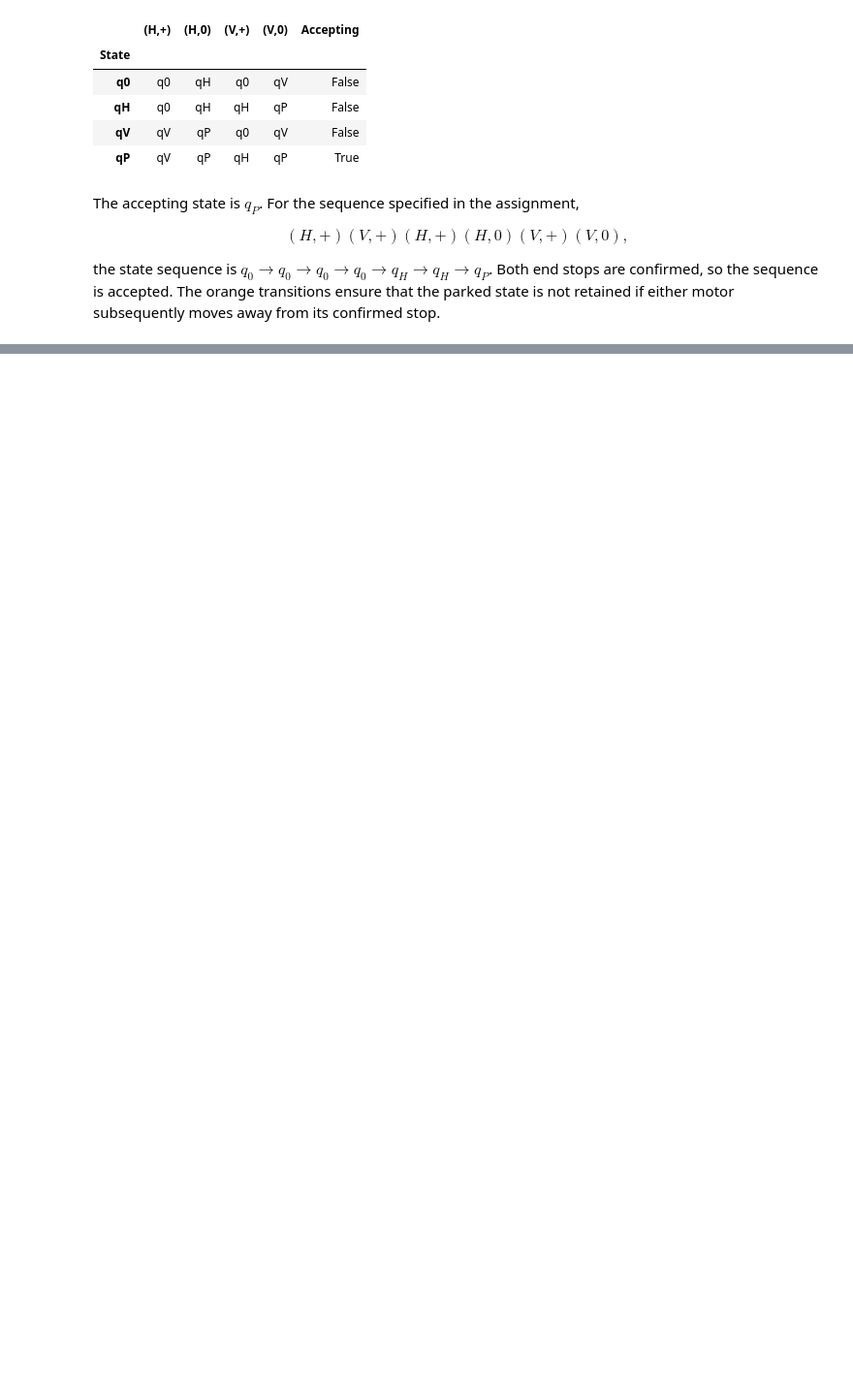
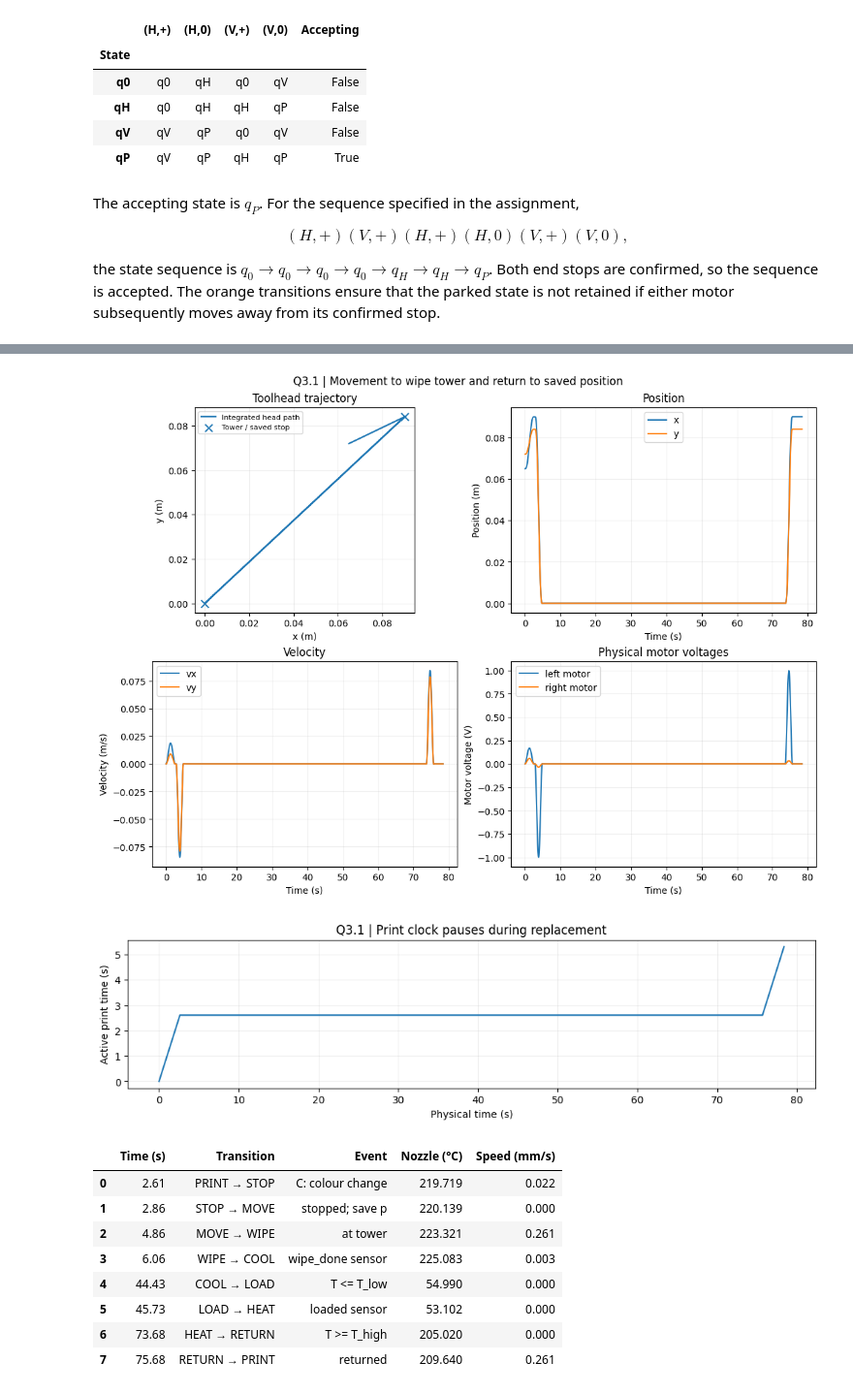
Before and after one commit to ireneeleon/SC42155_MiniProject_G17, a Jupyter notebook: Modelling_Mini_Project.ipynb, the cells around one changed output, grey strips where cells are left out. Shown at 97% size. Drawn from its saved outputs; the diff is of its cells as text; code cells hidden in the pictures; blank space fills up the shorter version.

```diff
--- a/Modelling_Mini_Project.ipynb
+++ b/Modelling_Mini_Project.ipynb
@@ -1157,0 +1444,38 @@ the state sequence is $q_0\to q_0\to q_0\to q_0\to q_H\to q_H\to q_P$. Both end
+# %%
+fig,axs=plt.subplots(2,2,figsize=(11,8),layout='constrained')
+axs[0,0].plot(hyb.x,hyb.y,label='Integrated head path',lw=1.7)
+axs[0,0].scatter([0,saved[0]],[0,saved[1]],marker='x',s=70,label='Tower / saved stop')
+axs[0,0].set(xlabel='x (m)',ylabel='y (m)',title='Toolhead trajectory')
+axs[0,0].set_aspect('equal',adjustable='box');axs[0,0].legend(fontsize=8)
+axs[0,1].plot(hyb.time,hyb.x,label='x');axs[0,1].plot(hyb.time,hyb.y,label='y')
+axs[0,1].set(xlabel='Time (s)',ylabel='Position (m)',title='Position');axs[0,1].legend()
+axs[1,0].plot(hyb.time,hyb.vx,label='vx');axs[1,0].plot(hyb.time,hyb.vy,label='vy')
+axs[1,0].set(xlabel='Time (s)',ylabel='Velocity (m/s)',title='Velocity');axs[1,0].legend()
+axs[1,1].plot(hyb.time,(hyb.ux+hyb.uy)/2,label='left motor')
+axs[1,1].plot(hyb.time,(hyb.ux-hyb.uy)/2,label='right motor')
+axs[1,1].set(xlabel='Time (s)',ylabel='Motor voltage (V)',title='Physical motor voltages');axs[1,1].legend()
+fig.suptitle('Q3.1 | Movement to wipe tower and return to saved position')
+plt.show()
+fig,ax=plt.subplots(figsize=(10,2.8),layout='constrained')
+ax.plot(hyb.time,hyb.print_clock)
+ax.set(xlabel='Physical time (s)',ylabel='Active print time (s)',title='Q3.1 | Print clock pauses during replacement')
+plt.show()
+# Physical event verification; no ungrounded perfect-tracking claim.
+check=[]
+for ti,frm,to,ev,T in transitions:
+    j=np.argmin(np.abs(hyb.time.values-ti));row=hyb.iloc[j]
+    check.append({'Time (s)':ti,'Transition':frm+' → '+to,'Event':ev,'Nozzle (°C)':T,
+                  'Speed (mm/s)':np.hypot(row.vx,row.vy)*1e3})
+display(pd.DataFrame(check).round(3))
+# %% [output]
+[figure, added]
+[figure, added]
+|  | Time (s) | Transition | Event | Nozzle (°C) | Speed (mm/s) |
+| 0 | 2.61 | PRINT → STOP | C: colour change | 219.719 | 0.022 |
+| 1 | 2.86 | STOP → MOVE | stopped; save p | 220.139 | 0.000 |
+| 2 | 4.86 | MOVE → WIPE | at tower | 223.321 | 0.261 |
+| 3 | 6.06 | WIPE → COOL | wipe_done sensor | 225.083 | 0.003 |
+| 4 | 44.43 | COOL → LOAD | T <= T_low | 54.990 | 0.000 |
+| 5 | 45.73 | LOAD → HEAT | loaded sensor | 53.102 | 0.000 |
+| 6 | 73.68 | HEAT → RETURN | T >= T_high | 205.020 | 0.000 |
+| 7 | 75.68 | RETURN → PRINT | returned | 209.640 | 0.261 |
```
Also changed, not shown: parts of 21 cells of this notebook.
